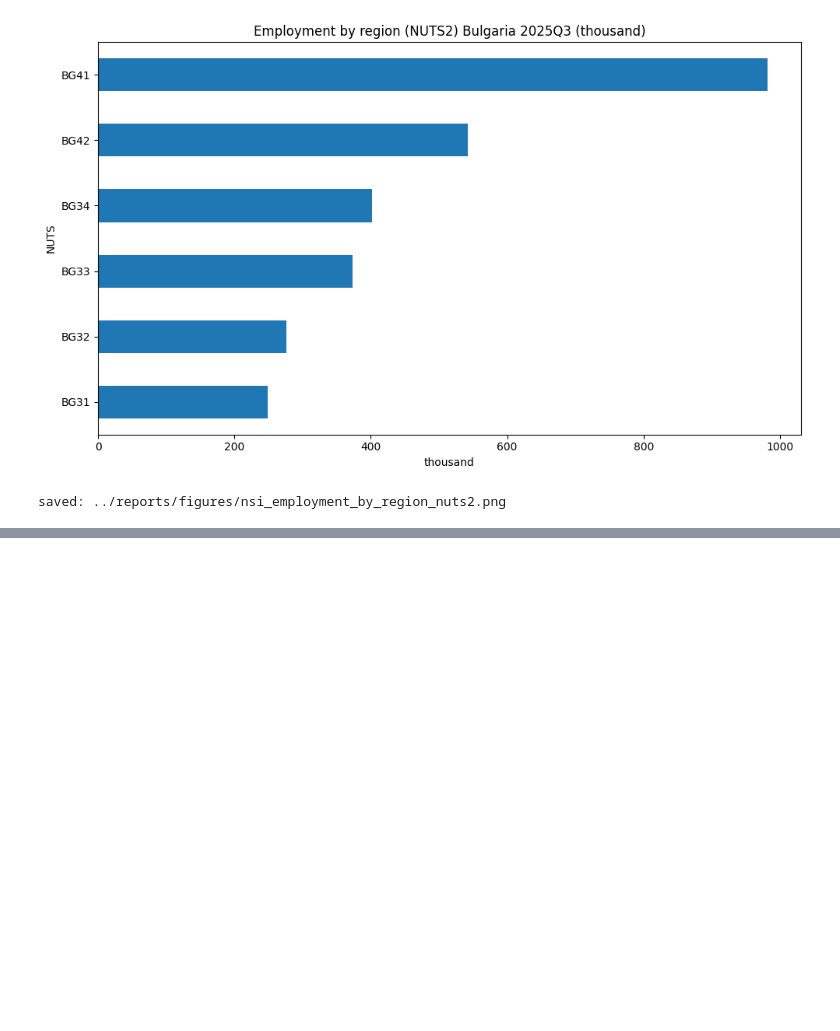
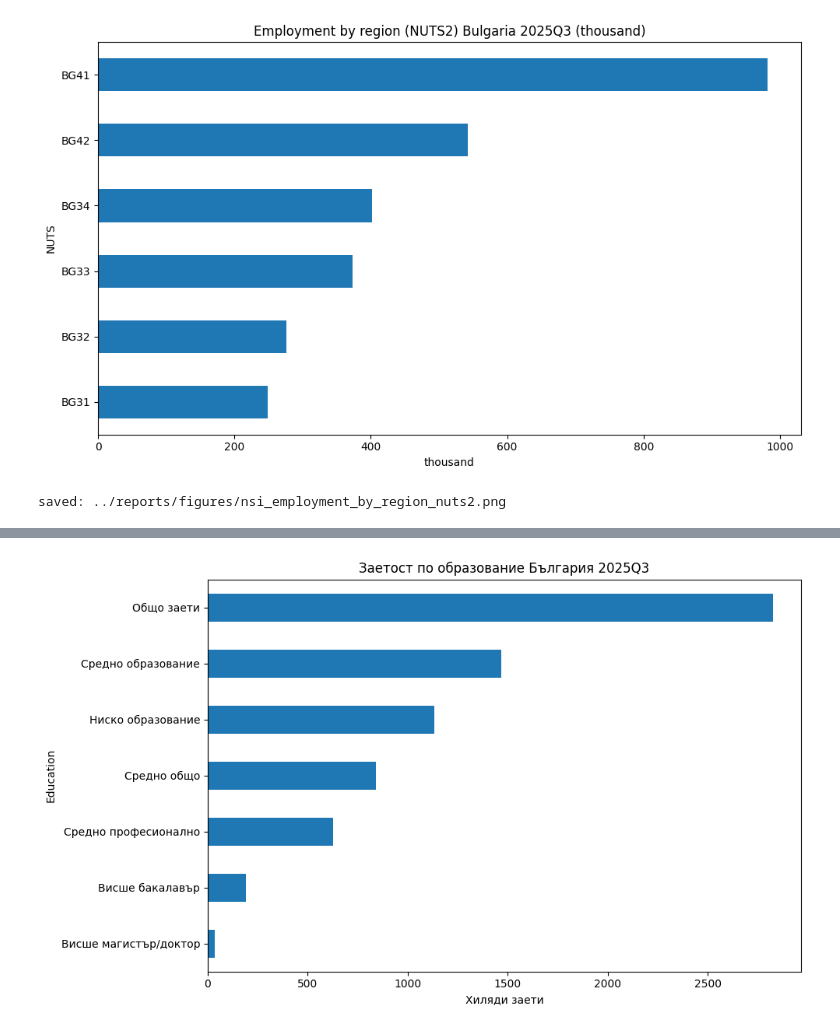
Before and after one commit to vegaFlex/bg-job-market-bulgaria, a Jupyter notebook: notebooks/analysis_nsi.ipynb, the cells around one changed output, grey strips where cells are left out. Cells and saved outputs as stored; diff of their text form; code cells hidden in the pictures; blank space fills up the shorter version.

```diff
--- a/notebooks/analysis_nsi.ipynb
+++ b/notebooks/analysis_nsi.ipynb
@@ -370,0 +399,28 @@ saved: ../reports/figures/nsi_employment_by_region_nuts2.png
+# %%
+edu_map = {
+    "0": "Общо заети",
+    "1": "Ниско образование",
+    "2": "Средно образование",
+    "2_1": "Средно общо",
+    "2_2": "Средно професионално",
+    "3": "Висше бакалавър",
+    "4": "Висше магистър/доктор"
+}
+
+edu_last["Education"] = edu_last["LFS_EDUlevel"].map(edu_map)
+# %%
+top = (
+    edu_last.groupby("Education")["ValueColumn"]
+    .sum()
+    .sort_values()
+)
+
+plt.figure(figsize=(10,6))
+top.plot(kind="barh")
+plt.title(f"Заетост по образование България {last_period}")
+plt.xlabel("Хиляди заети")
+plt.tight_layout()
+plt.savefig("../reports/figures/nsi_employment_by_education_named.png")
+plt.show()
+# %% [output]
+[figure, added]
```
Also changed, not shown: parts of 13 cells of this notebook, 4 other files.
